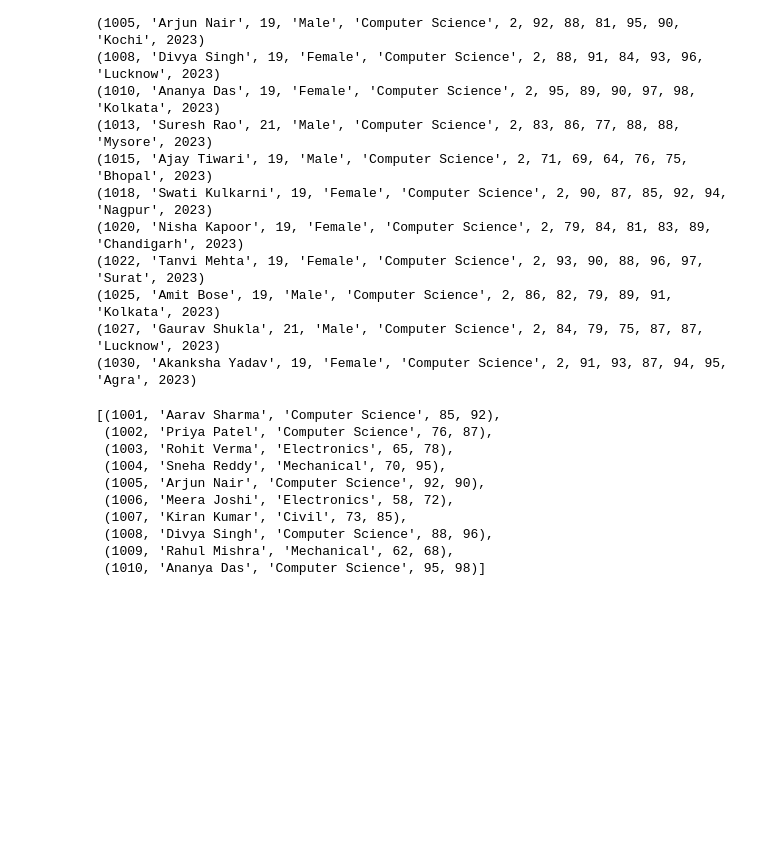
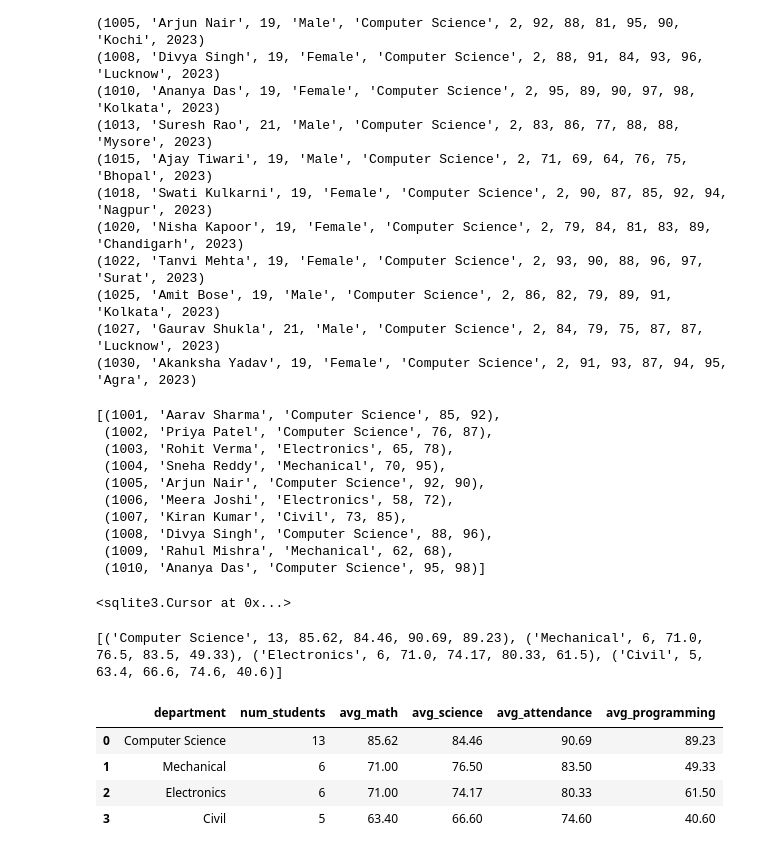
Before and after one commit to CH3MLON/Data_GenAI_training, a Jupyter notebook: day2/day2.ipynb, the cells around one changed output. Cells and saved outputs as stored; diff of their text form; code cells hidden in the pictures; blank space fills up the shorter version.

```diff
--- a/day2/day2.ipynb
+++ b/day2/day2.ipynb
@@ -81,3 +81,34 @@ result
  (1008, 'Divya Singh', 'Computer Science', 88, 96),
  (1009, 'Rahul Mishra', 'Mechanical', 62, 68),
  (1010, 'Ananya Das', 'Computer Science', 95, 98)]
+# %%
+query2="""
+SELECT
+  department,
+  COUNT(*) AS num_students,
+  ROUND(AVG(math_score), 2) AS avg_math,
+  ROUND(AVG(science_score), 2) AS avg_science,
+  ROUND(AVG(attendance_percentage), 2) AS avg_attendance,
+  ROUND(AVG(programming_score),2) AS avg_programming
+FROM students
+GROUP BY department
+ORDER BY avg_math DESC;
+"""
+cursor.execute(query2)
+# %% [output]
+<sqlite3.Cursor at 0x...>
+# %%
+result2 = cursor.fetchall()
+print(result2)
+# %% [output]
+[('Computer Science', 13, 85.62, 84.46, 90.69, 89.23), ('Mechanical', 6, 71.0, 76.5, 83.5, 49.33), ('Electronics', 6, 71.0, 74.17, 80.33, 61.5), ('Civil', 5, 63.4, 66.6, 74.6, 40.6)]
+# %%
+column_names = [description[0] for description in cursor.description]
+df_result2 = pd.DataFrame(result2, columns=column_names)
+display(df_result2)
+# %% [output]
+|  | department | num_students | avg_math | avg_science | avg_attendance | avg_programming |
+| 0 | Computer Science | 13 | 85.62 | 84.46 | 90.69 | 89.23 |
+| 1 | Mechanical | 6 | 71.00 | 76.50 | 83.50 | 49.33 |
+| 2 | Electronics | 6 | 71.00 | 74.17 | 80.33 | 61.50 |
+| 3 | Civil | 5 | 63.40 | 66.60 | 74.60 | 40.60 |
```
Also changed, not shown: parts of 8 cells of this notebook.
